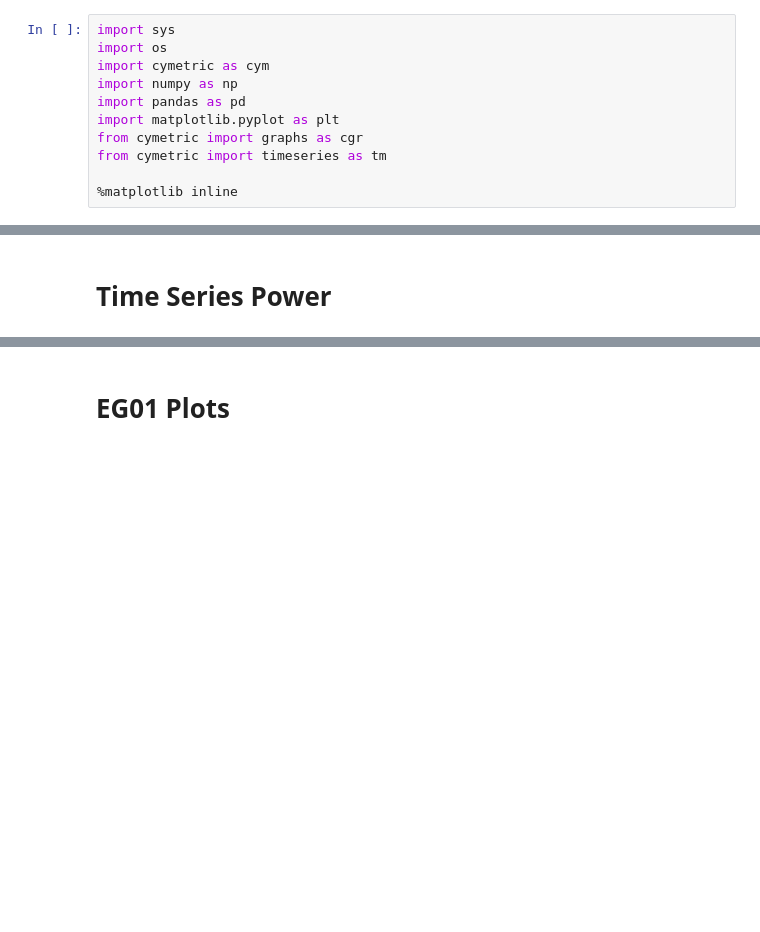
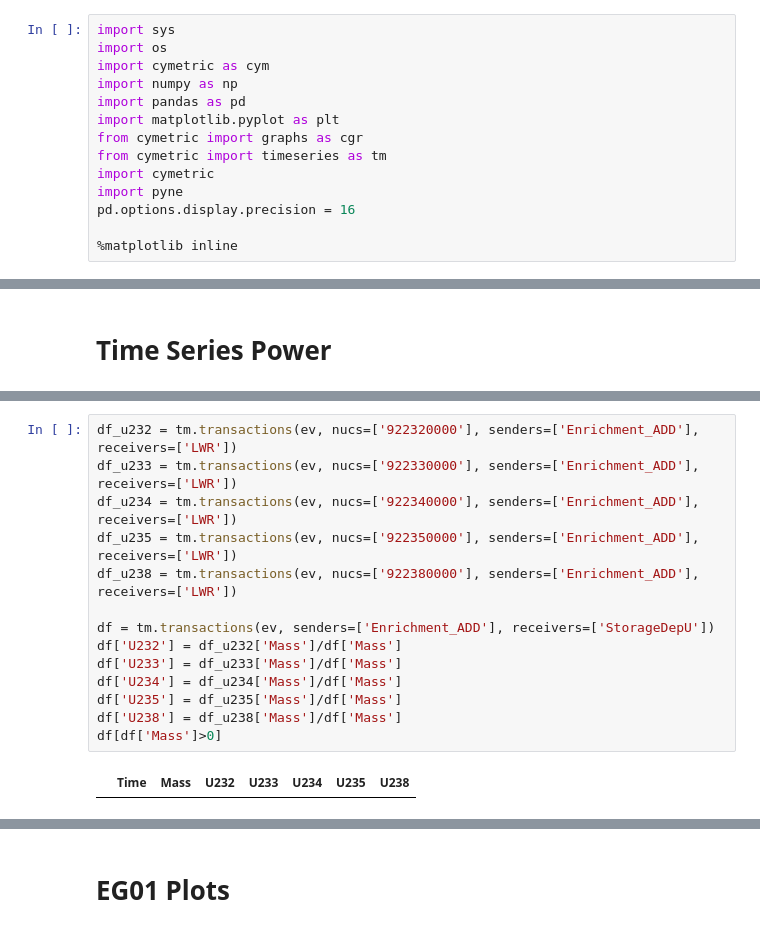
Before and after one commit to bam241/opra_sims, a Jupyter notebook: analysis/analysis.ipynb, the cells around one changed output, grey strips where cells are left out. Saved outputs shown, nothing was run; the diff lists cells and outputs as text; blank space fills up the shorter version.

```diff
--- a/analysis/analysis.ipynb
+++ b/analysis/analysis.ipynb
@@ -7,6 +7,9 @@ import pandas as pd
 import matplotlib.pyplot as plt
 from cymetric import graphs as cgr
 from cymetric import timeseries as tm
+import cymetric
+import pyne
+pd.options.display.precision = 16
 
 %matplotlib inline
 # %%
@@ -70,3 +83,19 @@ print(df_tspower[df_tspower['Year'] == 15])
+# %%
+df_u232 = tm.transactions(ev, nucs=['922320000'], senders=['Enrichment_ADD'], receivers=['LWR'])
+df_u233 = tm.transactions(ev, nucs=['922330000'], senders=['Enrichment_ADD'], receivers=['LWR'])
+df_u234 = tm.transactions(ev, nucs=['922340000'], senders=['Enrichment_ADD'], receivers=['LWR'])
+df_u235 = tm.transactions(ev, nucs=['922350000'], senders=['Enrichment_ADD'], receivers=['LWR'])
+df_u238 = tm.transactions(ev, nucs=['922380000'], senders=['Enrichment_ADD'], receivers=['LWR'])
+
+df = tm.transactions(ev, senders=['Enrichment_ADD'], receivers=['StorageDepU'])
+df['U232'] = df_u232['Mass']/df['Mass']
+df['U233'] = df_u233['Mass']/df['Mass']
+df['U234'] = df_u234['Mass']/df['Mass']
+df['U235'] = df_u235['Mass']/df['Mass']
+df['U238'] = df_u238['Mass']/df['Mass']
+df[df['Mass']>0]
+# %% [output]
+|  | Time | Mass | U232 | U233 | U234 | U235 | U238 |
 # %%
 # BaM EG23 power curve -- for visual comparison
 
```
Also changed, not shown: parts of 7 cells of this notebook, 5 other files.
